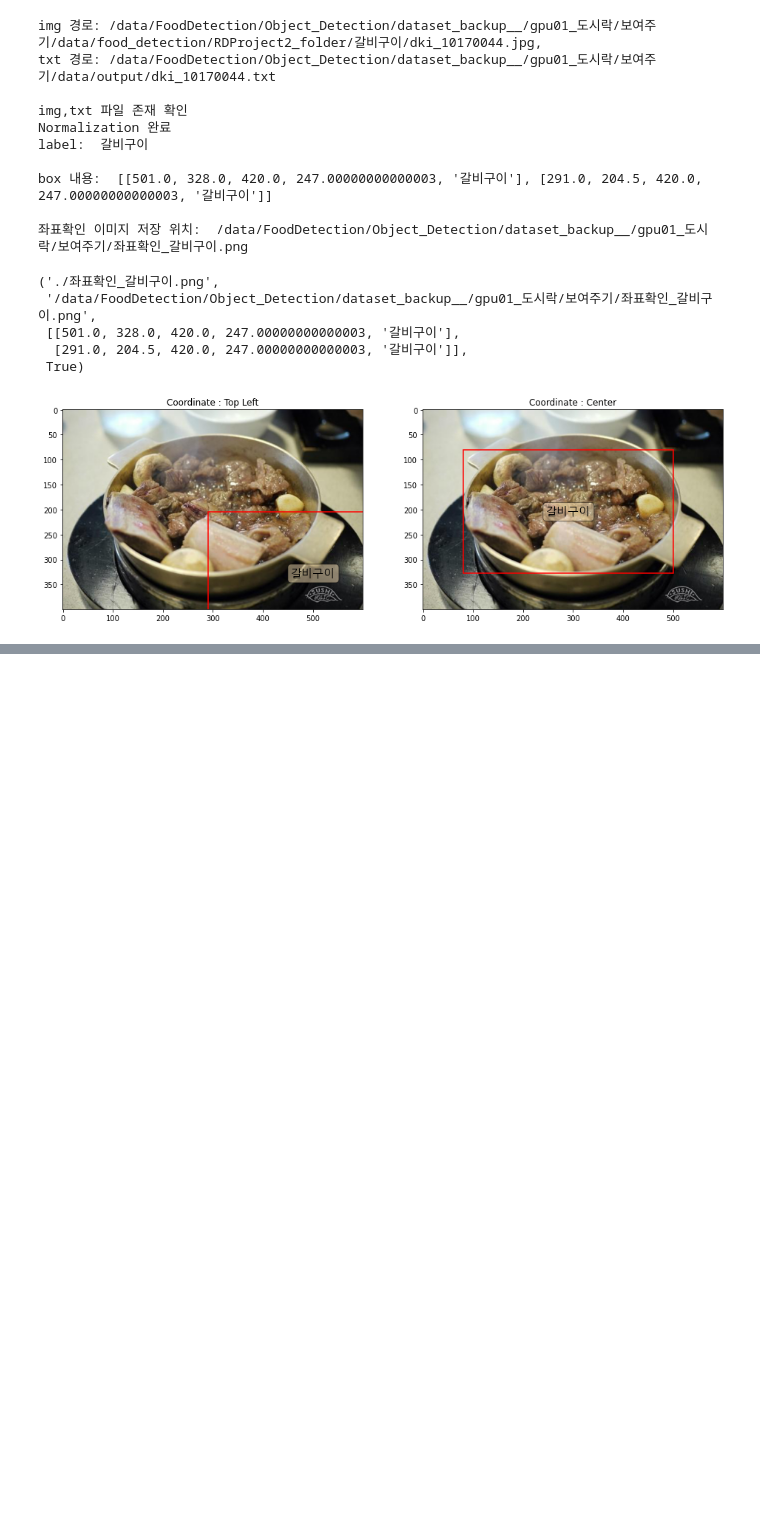
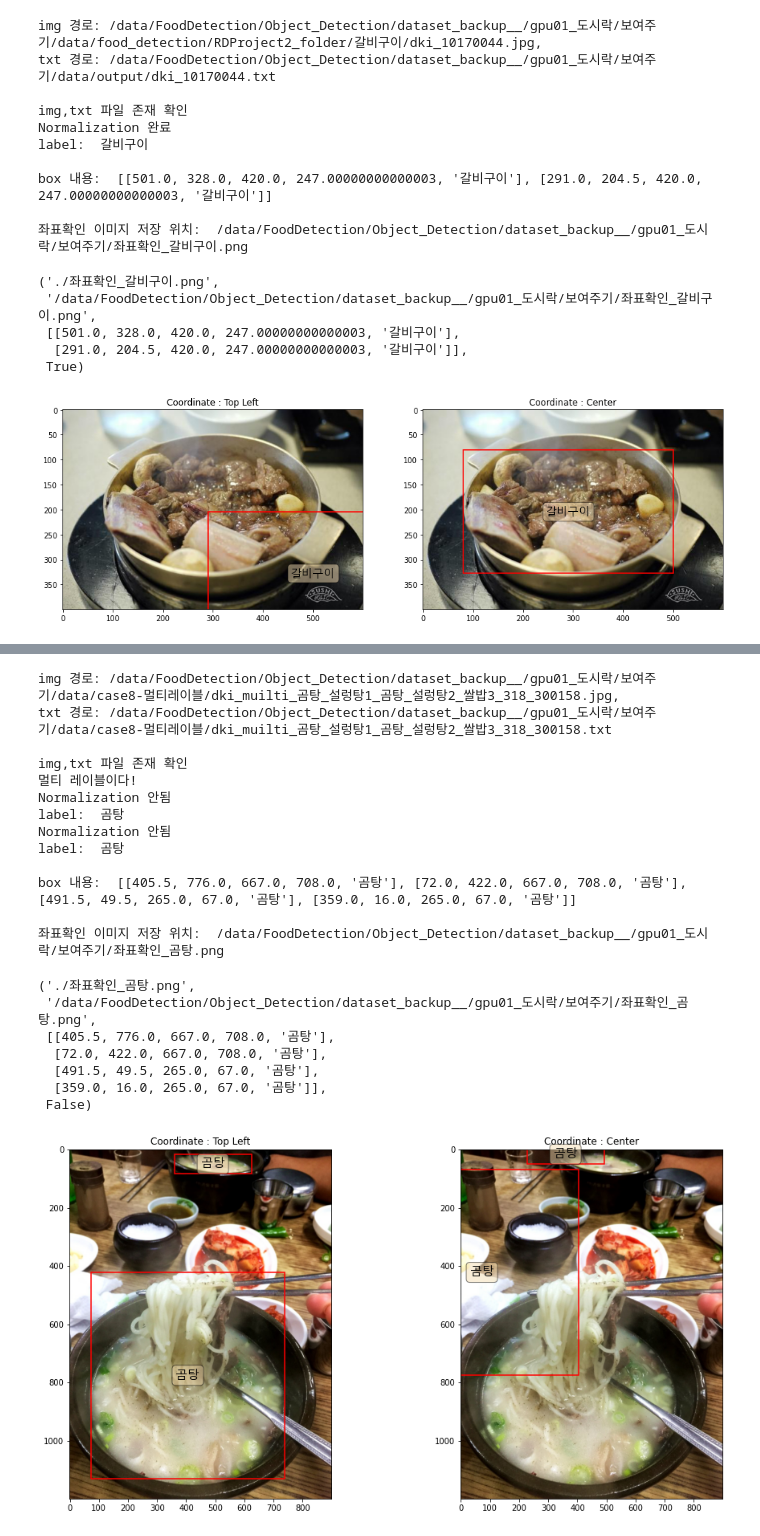
Before and after one commit to K-107/dki, a Jupyter notebook: Food_Detection/220214_txt욜로v5형식변환/change_to_yolov5_input_format.ipynb, the cells around one changed output, grey strips where cells are left out. Saved outputs shown, nothing was run; the diff lists cells and outputs as text; code cells hidden in the pictures; blank space fills up the shorter version.

```diff
--- a/Food_Detection/220214_txt욜로v5형식변환/change_to_yolov5_input_format.ipynb
+++ b/Food_Detection/220214_txt욜로v5형식변환/change_to_yolov5_input_format.ipynb
@@ -388,0 +532,29 @@ box 내용:  [[501.0, 328.0, 420.0, 247.00000000000003, '갈비구이'], [291.0,
+# %%
+# 시각화
+
+img = '/data/FoodDetection/Object_Detection/dataset_backup__/gpu01_도시락/보여주기/data/case8-멀티레이블/dki_muilti_곰탕_설렁탕1_곰탕_설렁탕2_쌀밥3_318_300158.jpg'
+txt = '/data/FoodDetection/Object_Detection/dataset_backup__/gpu01_도시락/보여주기/data/case8-멀티레이블/dki_muilti_곰탕_설렁탕1_곰탕_설렁탕2_쌀밥3_318_300158.txt'
+
+imgTxtCheck(img, txt)
+# %% [output]
+img 경로: /data/FoodDetection/Object_Detection/dataset_backup__/gpu01_도시락/보여주기/data/case8-멀티레이블/dki_muilti_곰탕_설렁탕1_곰탕_설렁탕2_쌀밥3_318_300158.jpg,
+txt 경로: /data/FoodDetection/Object_Detection/dataset_backup__/gpu01_도시락/보여주기/data/case8-멀티레이블/dki_muilti_곰탕_설렁탕1_곰탕_설렁탕2_쌀밥3_318_300158.txt
+
+img,txt 파일 존재 확인
+멀티 레이블이다!
+Normalization 안됨
+label:  곰탕
+Normalization 안됨
+label:  곰탕
+
+box 내용:  [[405.5, 776.0, 667.0, 708.0, '곰탕'], [72.0, 422.0, 667.0, 708.0, '곰탕'], [491.5, 49.5, 265.0, 67.0, '곰탕'], [359.0, 16.0, 265.0, 67.0, '곰탕']]
+
+좌표확인 이미지 저장 위치:  /data/FoodDetection/Object_Detection/dataset_backup__/gpu01_도시락/보여주기/좌표확인_곰탕.png
+('./좌표확인_곰탕.png',
+ '/data/FoodDetection/Object_Detection/dataset_backup__/gpu01_도시락/보여주기/좌표확인_곰탕.png',
+ [[405.5, 776.0, 667.0, 708.0, '곰탕'],
+  [72.0, 422.0, 667.0, 708.0, '곰탕'],
+  [491.5, 49.5, 265.0, 67.0, '곰탕'],
+  [359.0, 16.0, 265.0, 67.0, '곰탕']],
+ False)
+[figure, added]
```
Also changed, not shown: parts of 10 cells of this notebook.
